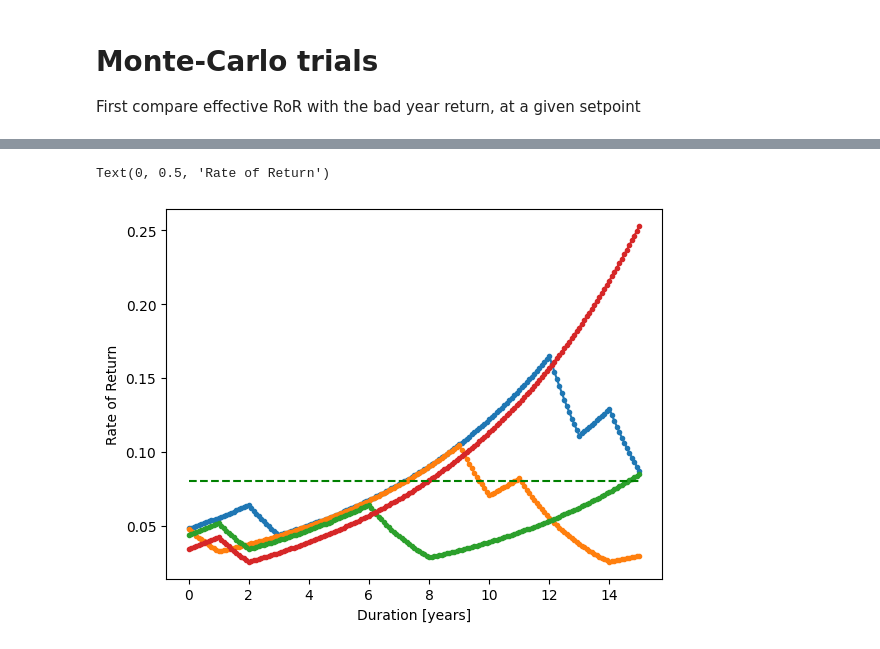
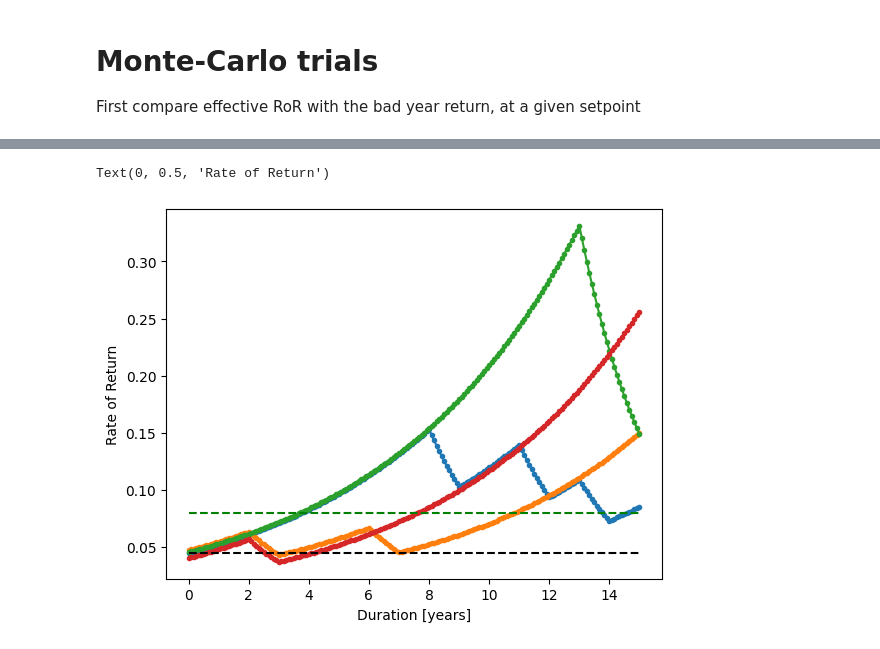
Before and after one commit to a-khalak/DemoNotebooks, a Jupyter notebook: ReturnsForecasting.ipynb, the cells around one changed output, grey strips where cells are left out. Cells and saved outputs as stored; diff of their text form; code cells hidden in the pictures.

```diff
--- a/ReturnsForecasting.ipynb
+++ b/ReturnsForecasting.ipynb
@@ -30,3 +33,6 @@ def get_params_from_key(df, key):
     assert(len(record)==1)  # should be
     params = record.to_dict(orient='records')[0]
     return params
+# %%
+def equilibrium_prob(bull_self, bear_self):
+    return (1-bear_self)/(2-bull_self-bear_self)
@@ -33,3 +72,6 @@ def get_params_from_key(df, key):
+# %%
+def sim_random_year(p_A, n_steps, initial_state='bull'):
+    return choice(['bull', 'bear'], size=(n_steps,), p=[p_A,1-p_A])
 # %% [markdown]
 ## Analysis 1, expected value, default
 
@@ -105,13 +149,18 @@ from numpy.random import binomial, choice
 # extract MC parameters
 N = mcparams['N_years']
 N_trials = mcparams['N_trials']
+sim_method = mcparams['method']
 
 # general parameters
-goodret = gparams['good_year_return']
-badret = gparams['bad_year_return']
-prob= gparams['good_year_prob']
+goodret = gparams['bull_year_return']
+badret = gparams['bear_year_return']
+
 altret1 = gparams['alt_return_fedfunds']+1
 altret2 = gparams['alt_return_2']+1
+
+bull_run_prob= gparams['bull_self_prob']
+bear_run_prob= gparams['bear_self_prob']
+prob = equilibrium_prob(bull_run_prob, bear_run_prob)
 # %%
 # run expected simulation
 periods = np.arange(0,N*12+1,1)
@@ -136,12 +185,15 @@ for m in range(12*N):
 Ntrials = 4
 value = np.zeros((Ntrials, N*12+1))
 for n in range(Ntrials):
-    yeartype = choice([True, False], size=(N,), p=[prob,1-prob])
+    if sim_method == 'random_year':
+        yeartype = sim_random_year(bull_run_prob, N)
+    elif sim_method == 'sticky_year':
+        yeartype = sim_sticky_year(bull_run_prob, bear_run_prob, )
     value[n,0] = 1.0
     i=1
     for y in yeartype:
         for m in range(12):
-            if y:
+            if y=='bull':
                 value[n,i] = value[n,i-1]*(1+goodret/12)
             else:
                 value[n,i] = value[n,i-1]*(1+badret/12)
@@ -162,9 +214,11 @@ Text(0, 0.5, 'Total value')
 # %%
 for n in range(Ntrials):
     plt.plot(periods/12, (altret1-1)*((value[n,:]+np.random.rand()/2-0.25)/altvalue), '.-')
 plt.plot([0,N],[altret2-1,altret2-1], 'g--')
+plt.plot([0,N],[altret1-1,altret1-1], 'k--')
+
 plt.xlabel('Duration [years]')
 plt.ylabel('Rate of Return')
 # %% [output]
 Text(0, 0.5, 'Rate of Return')
-[figure, old version]
+[figure, new version]
```
Also changed, not shown: parts of 11 cells of this notebook.
